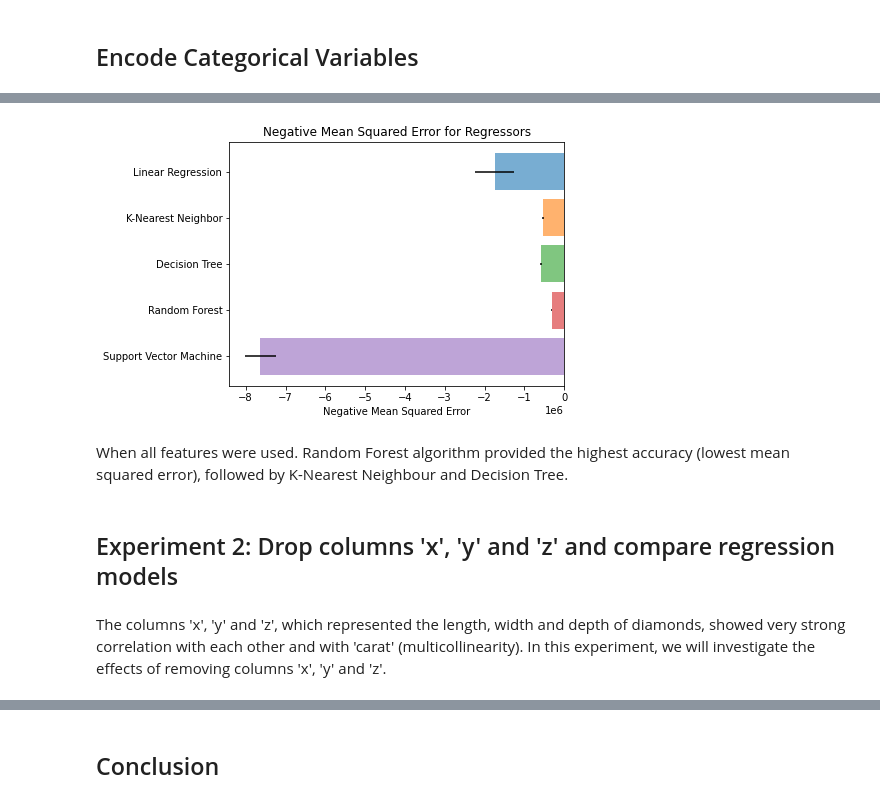
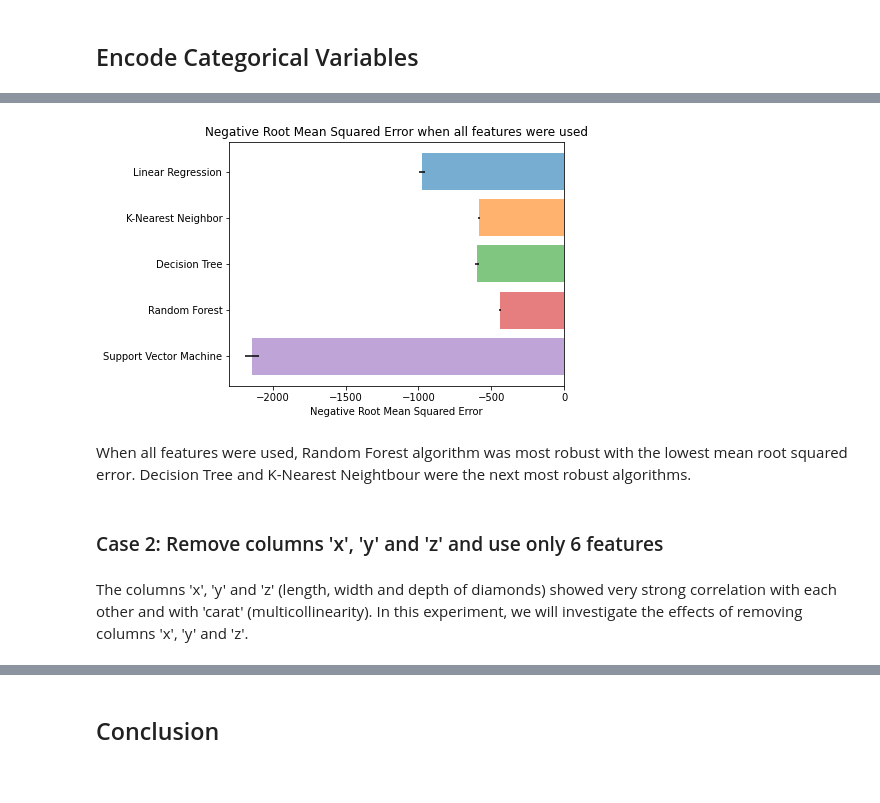
Before and after one commit to hybchow/diamond, a Jupyter notebook: diamond.ipynb, the cells around one changed output, grey strips where cells are left out. Saved outputs shown, nothing was run; the diff lists cells and outputs as text; code cells hidden in the pictures.

```diff
--- a/diamond.ipynb
+++ b/diamond.ipynb
@@ -75,0 +83,3 @@ diamond = diamond.drop(['Unnamed: 0'], axis=1)
+# %%
+# Remove duplicated rows
+diamond = diamond[~diamond.duplicated()]
@@ -139,0 +193,6 @@ diamond = diamond.dropna(subset = ['x','y','z'])
+# %%
+# Visualize outliers
+for column in diamond.columns:
+    if diamond[column].dtype != 'object':
+        sns.boxplot(data = diamond, x = diamond[column])
+        plt.show()
@@ -139,0 +207,11 @@ diamond = diamond.dropna(subset = ['x','y','z'])
+# %%
+# Remove outliers more than 3 standard deviations above or below mean
+for column in diamond.columns:
+    if diamond[column].dtypes != 'object':
+        column_std = diamond[column].std()
+        column_mean = diamond[column].mean()
+        upper_limit = column_mean + 3*column_std
+        lower_limit = column_mean - 3*column_std
+        upper_outliers = diamond[column] > upper_limit
+        lower_outliers = diamond[column] < lower_limit
+        diamond = diamond[~upper_outliers & ~lower_outliers]
@@ -512,0 +588,4 @@ Negative Mean Squared Error           380976.883578              Random Forest
+# %%
+# Evaluate the regressors
+mean_scores_table_all, std_scores_table_all = \
+models_evaluation(X_train, y_train)
@@ -513,31 +604,35 @@ Negative Mean Squared Error           380976.883578              Random Forest
 # %%
-# Plot bar graphs that show mean and standard deviation of cross-validation accuracy of regressors
+# Visualize mean and standard deviation of cross-validation accuracy of
+# regressors when all features were used
 x_labels = ['Linear Regression',
             'K-Nearest Neighbor',
             'Decision Tree',
             'Random Forest',
             'Support Vector Machine']
-n_bars = len(mean_scores_table.iloc[0,:-1])
+n_bars = len(mean_scores_table_all.iloc[0,:-1])
 xval = np.arange(n_bars)
 ax = plt.figure(figsize = (6,26))
-for k in range(len(mean_scores_table)):
+for k in range(len(mean_scores_table_all)):
    ax = plt.subplot(5,1,k+1)
    for j in xval:
-      plt.barh([j], mean_scores_table.iloc[k,j], xerr=std_scores_table.iloc[k,j], alpha=0.6, align='center')
-   plt.title('%s for Regressors'%mean_scores_table.index[k])
-   plt.xlabel('%s'%mean_scores_table.index[k])
+      plt.barh([j], mean_scores_table_all.iloc[k,j], \
+               xerr=std_scores_table_all.iloc[k,j], \
+               alpha=0.6, align='center')
+   plt.title('%s when all features were used'\
+             %mean_scores_table_all.index[k])
+   plt.xlabel('%s'%mean_scores_table_all.index[k])
    ax.set_yticks(xval)
    ax.invert_yaxis()
    ax.set_yticklabels(x_labels)
 plt.show()
 # %% [output]
-[figure, old version]
+[figure, new version]
 # %% [markdown]
-When all features were used. Random Forest algorithm provided the highest accuracy (lowest mean squared error), followed by K-Nearest Neighbour and Decision Tree.
+When all features were used, Random Forest algorithm was most robust with the lowest mean root squared error. Decision Tree and K-Nearest Neightbour were the next most robust algorithms.
 # %% [markdown]
-## Experiment 2: Drop columns 'x', 'y' and 'z' and compare regression models
+### Case 2: Remove columns 'x', 'y' and 'z' and use only 6 features
 # %% [markdown]
-The columns 'x', 'y' and 'z', which represented the length, width and depth of diamonds, showed very strong correlation with each other and with 'carat' (multicollinearity). In this experiment, we will investigate the effects of removing columns 'x', 'y' and 'z'.
+The columns 'x', 'y' and 'z' (length, width and depth of diamonds) showed very strong correlation with each other and with 'carat' (multicollinearity). In this experiment, we will investigate the effects of removing columns 'x', 'y' and 'z'.
 # %%
 # Remove columns 'x', 'y' and 'z' from training and test data
 X_train = X_train.drop(['x', 'y', 'z'], axis=1)
```
Also changed, not shown: parts of 183 cells of this notebook, 3 other files.
